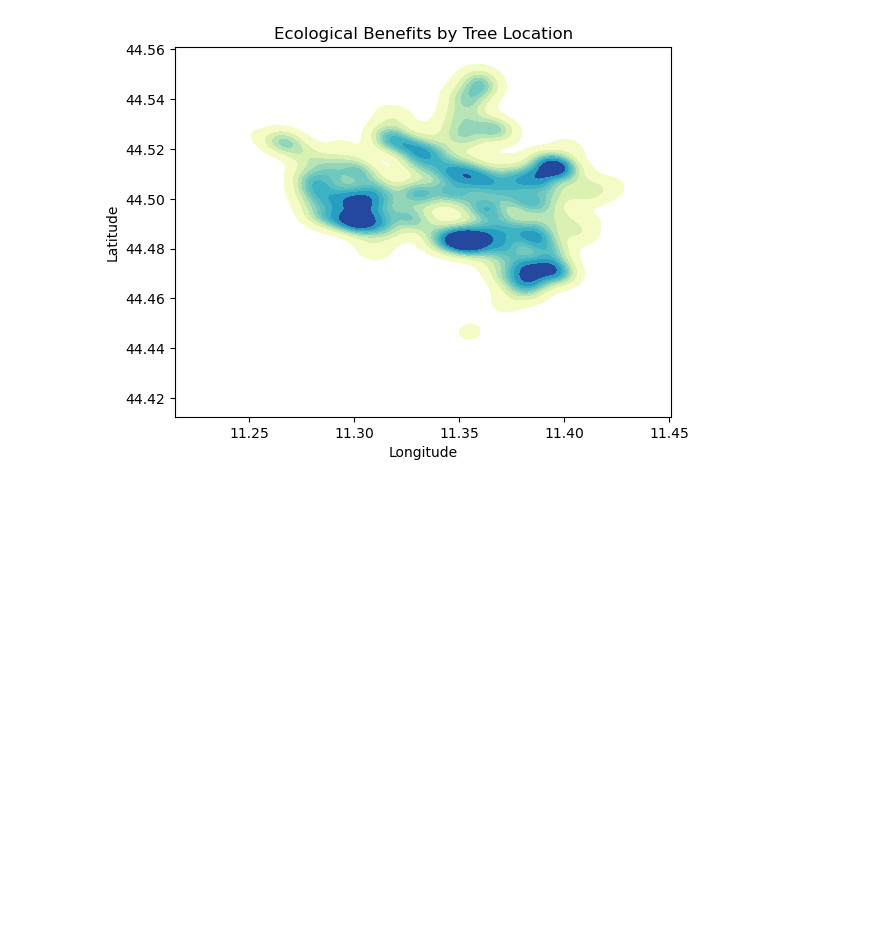
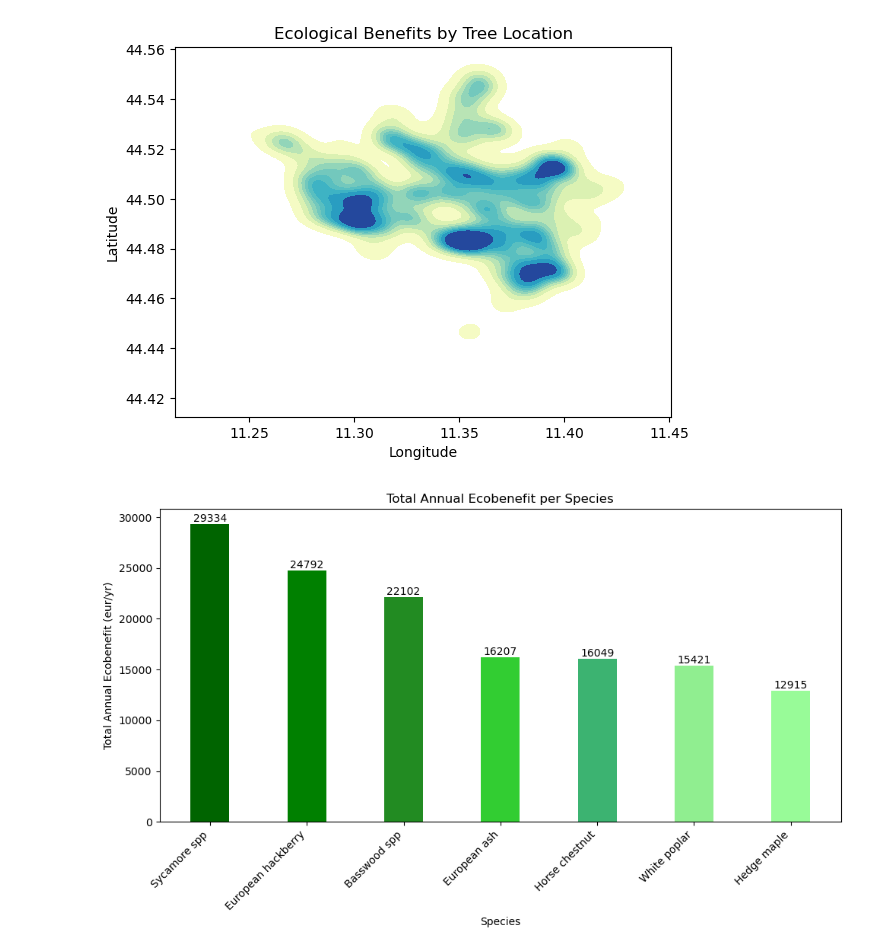
Before and after one commit to DigitalCommonsLab/greenergroundsplanning, a Jupyter notebook: code/dataVisualisation.ipynb, the cells around one changed output. Saved outputs shown, nothing was run; the diff lists cells and outputs as text; code cells hidden in the pictures; blank space fills up the shorter version.

```diff
--- a/code/dataVisualisation.ipynb
+++ b/code/dataVisualisation.ipynb
@@ -122,3 +123,38 @@ plt.ylabel('Latitude')
 plt.show()
 # %% [output]
 [figure]
+# %%
+import matplotlib.pyplot as plt
+import seaborn as sns
+import pandas as pd
+import numpy as np
+
+# Assuming 'trees' DataFrame is already loaded and processed
+
+# Improve the Bar Chart for Ecobenefits by Species
+# Convert 'Total Annual Benefits (eur/yr)' to float
+trees['Total Annual Benefits (eur/yr)'] = trees['Total Annual Benefits (eur/yr)'].astype(float)
+
+# Group the data by species and sum the total annual benefits
+species_benefits = trees.groupby('Name')['Total Annual Benefits (eur/yr)'].sum().sort_values(ascending=False).head(7)
+
+# Make the colors a palette of green
+colors = ['#006400', '#008000', '#228B22', '#32CD32', '#3CB371', '#90EE90', '#98FB98']
+
+# Create the bar chart with improved aesthetics
+plt.figure(figsize=(10, 6))
+bars = plt.bar(species_benefits.index, species_benefits.values, color=colors, width=0.4)
+
+# Add value labels on top of each bar
+for bar in bars:
+    yval = bar.get_height()
+    plt.text(bar.get_x() + bar.get_width()/2, yval, int(yval), va='bottom', ha='center')
+
+plt.title('Total Annual Ecobenefit per Species')
+plt.ylabel('Total Annual Ecobenefit (eur/yr)')
+plt.xlabel('Species')
+plt.xticks(rotation=45, ha='right')
+plt.tight_layout()
+plt.show()
+# %% [output]
+[figure, added]
```
Also changed, not shown: parts of 4 cells of this notebook, 4 other files.
